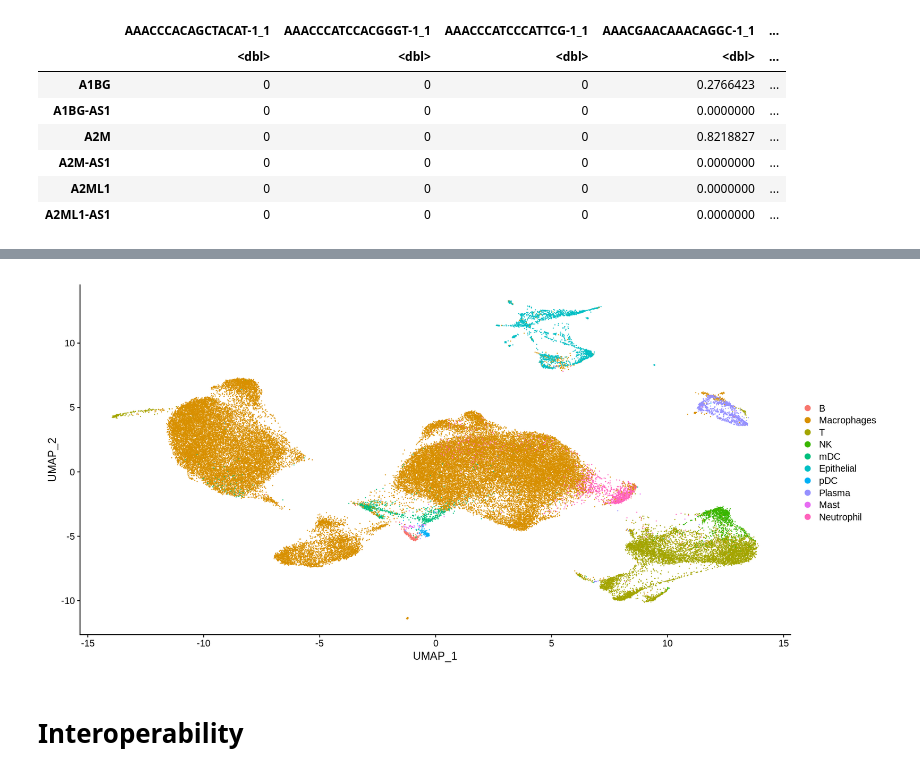
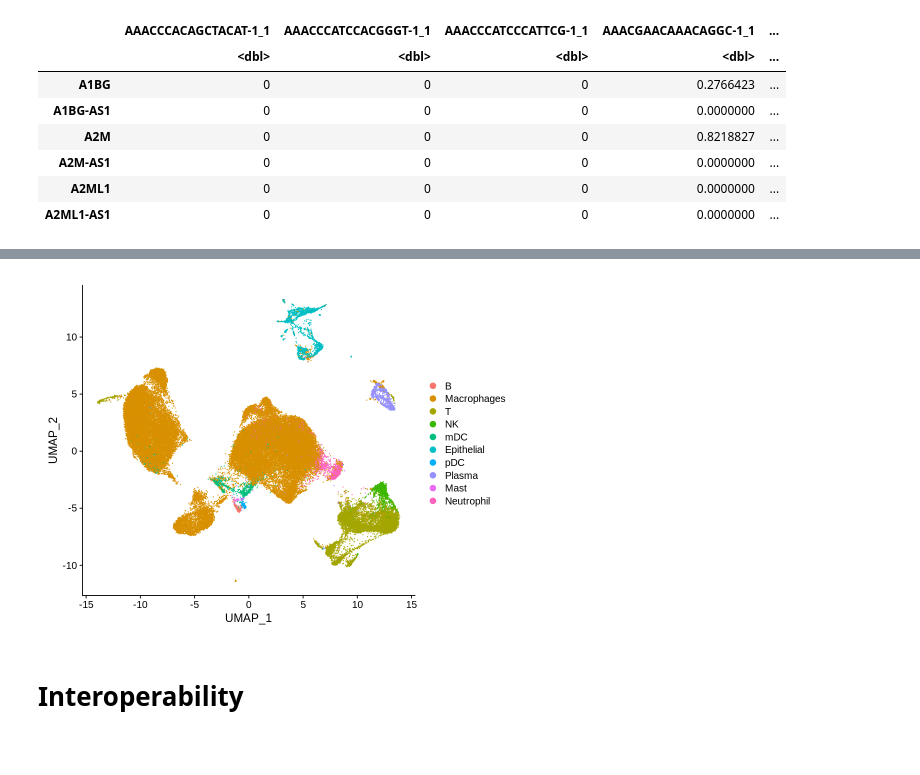
Before and after one commit to saezlab/ccc_protocols, a Jupyter notebook: notebooks/ccc_R/01-Preprocess-Expression.ipynb, the cells around one changed output, grey strips where cells are left out. Saved outputs shown, nothing was run; the diff lists cells and outputs as text; code cells hidden in the pictures; blank space fills up the shorter version.

```diff
--- a/notebooks/ccc_R/01-Preprocess-Expression.ipynb
+++ b/notebooks/ccc_R/01-Preprocess-Expression.ipynb
@@ -55,10 +54,10 @@ We can then format the downloaded files:
 md <- read.table(paste0(covid.input.path, 'metadata.txt'), header = T, row.names = 'ID')
 colnames(md) = c('Sample.ID', 'sample_new', 'Condition', 'disease', 'hasnCoV', 'cluster', 'cell.type')
 
-condition.map = c('Healthy.Control', 'Moderate COVID-19', 'Severe COVID-19')
+condition.map = c('Control', 'Moderate COVID-19', 'Severe COVID-19')
 names(condition.map) <- c('HC', 'M', 'S')
 md['Condition'] <- unname(condition.map[md$Condition])
-md$Condition <- factor(md$Condition, levels = c('Healthy.Control', 'Moderate COVID-19', 'Severe COVID-19'))
+md$Condition <- factor(md$Condition, levels = condition.map)
 
 md<-md[md$Sample.ID != 'GSM3660650', ] # drop the non-scRNAseq dataset included in this file
 
@@ -66,6 +65,9 @@ sample.order<-c('C100', 'C144', 'C149', 'C51', 'C141', 'C145', 'C152', 'C143', '
 md$Sample.ID <- factor(md$Sample.ID, levels = sample.order)
 
 md<-md[with(md, order(Sample.ID)), ]
+
+colnames(md)<-c('sample', 'sample_new', 'condition', 'disease', 'hasnCoV', 'cluster', 'cell.type')
+md<-md[c('sample', 'sample_new', 'disease', 'hasnCoV', 'cluster', 'cell.type', 'condition')]
 # %%
 balf.samples<-list()
 
@@ -76,7 +78,7 @@ suppressMessages({
                 sample<-unlist(strsplit(filename, '_'))[[2]]
 
                 # subset and format metadata
-                md.sample<-md[md$Sample.ID == sample,]
+                md.sample<-md[md[['sample']] == sample,]
                 rownames(md.sample) <- unname(sapply(rownames(md.sample),
                                                    function(x) paste0(unlist(strsplit(x, '_'))[[1]], '-1')))
                 # load the counts
@@ -84,7 +86,7 @@ suppressMessages({
                 so <- so[, rownames(md.sample)] # only include cells present in the metadata
 
                 # preprocess
-                so <- CreateSeuratObject(counts=so, project=sample, meta.data=md.sample[c('Sample.ID', 'cluster', 'cell.type', 'Condition')])
+                so <- CreateSeuratObject(counts=so, project=sample, meta.data=md.sample)
                 balf.samples[[sample]] <- so
             }
         }
@@ -178,2 +182,7 @@ Next, we can filter for highly variable genes (HVGs). Since CCC inference tools
 # %%
-covid_data <- FindVariableFeatures(covid_data, selection.method = "vst", nfeatures = 2000)
+covid_data <- FindVariableFeatures(covid_data, selection.method = "vst", nfeatures = 2000, verbose = F) # get HVGs
+all.genes <- rownames(covid_data)
+covid_data <- ScaleData(covid_data, features = all.genes, verbose = F)
+covid_data <- RunPCA(covid_data, features = VariableFeatures(object = covid_data), verbose = F)
+
+ElbowPlot(covid_data) # visualize PCA variance explained
@@ -182,5 +190,0 @@ covid_data <- FindVariableFeatures(covid_data, selection.method = "vst", nfeatur
-# %%
-all.genes <- rownames(covid_data)
-covid_data <- ScaleData(covid_data, features = all.genes)
-covid_data <- RunPCA(covid_data, features = VariableFeatures(object = covid_data))
-ElbowPlot(covid_data)
@@ -206,11 +191,16 @@ Negative:  JCHAIN, MKI67, TYMS, IGHG1, MZB1, UBE2C, RRM2, BIRC5, IGHG4, TOP2A
 # %%
+h_ = 6
+w_ = 8
+options(repr.plot.height=h_, repr.plot.width=w_)
+
 n.pcs<-20
-covid_data <- FindNeighbors(covid_data, dims = 1:n.pcs)
-covid_data <- RunUMAP(covid_data, dims = 1:n.pcs)
+covid_data <- FindNeighbors(covid_data, dims = 1:n.pcs, verbose = F)
+covid_data <- RunUMAP(covid_data, dims = 1:n.pcs, verbose = F)
+
 Idents(covid_data)<-'cell.type'
 DimPlot(covid_data, reduction = "umap")
 # %% [output]
-[figure, old version]
+[figure, new version]
 # %%
 saveRDS(covid_data, paste0(data.path, 'interim/', 'covid_balf_norm.rds'))
 # %% [markdown]
```
Also changed, not shown: parts of 11 cells of this notebook, 3 other files.
